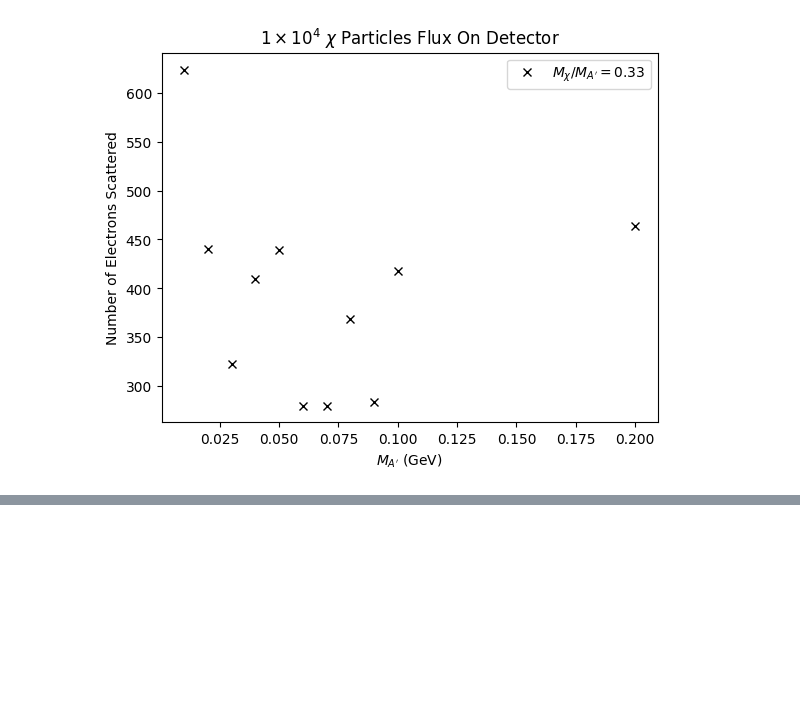
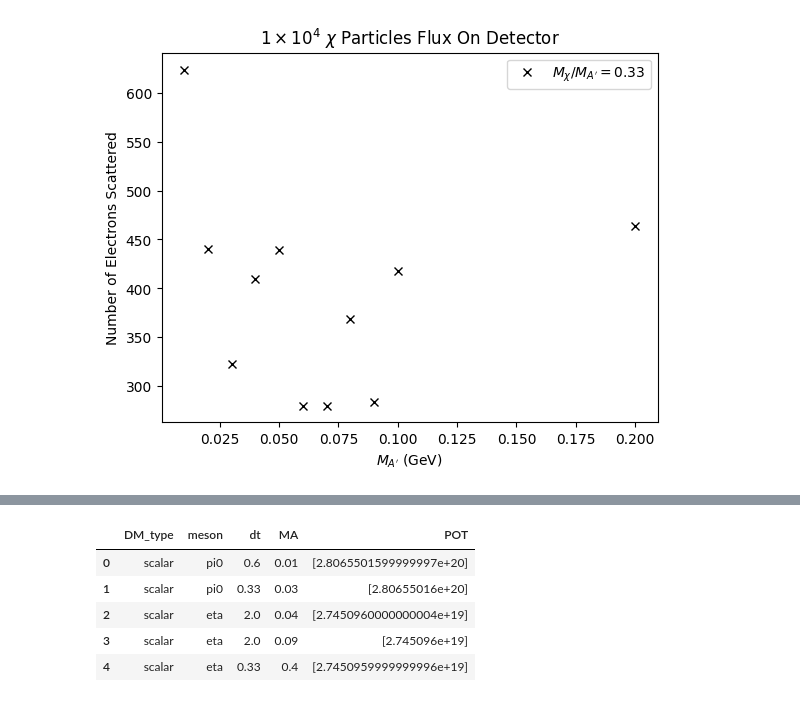
Before and after one commit to amh-137/DarkElectronScatter, a Jupyter notebook: notebooks/kinematics.ipynb, the cells around one changed output, grey strips where cells are left out. Drawn from its saved outputs; the diff is of its cells as text; code cells hidden in the pictures; blank space fills up the shorter version.

```diff
--- a/notebooks/kinematics.ipynb
+++ b/notebooks/kinematics.ipynb
@@ -161,0 +199,10 @@ print(ntrials, tot_pot,BR)
+# %%
+display(pot_df.head())
+pot_df.to_csv("../data/csv/pot_all_w_1.csv", index=False)
+# %% [output]
+|  | DM_type | meson | dt | MA | POT |
+| 0 | scalar | pi0 | 0.6 | 0.01 | [2.8065501599999997e+20] |
+| 1 | scalar | pi0 | 0.33 | 0.03 | [2.80655016e+20] |
+| 2 | scalar | eta | 2.0 | 0.04 | [2.7450960000000004e+19] |
+| 3 | scalar | eta | 2.0 | 0.09 | [2.745096e+19] |
+| 4 | scalar | eta | 0.33 | 0.4 | [2.7450959999999996e+19] |
```
Also changed, not shown: parts of 7 cells of this notebook.
